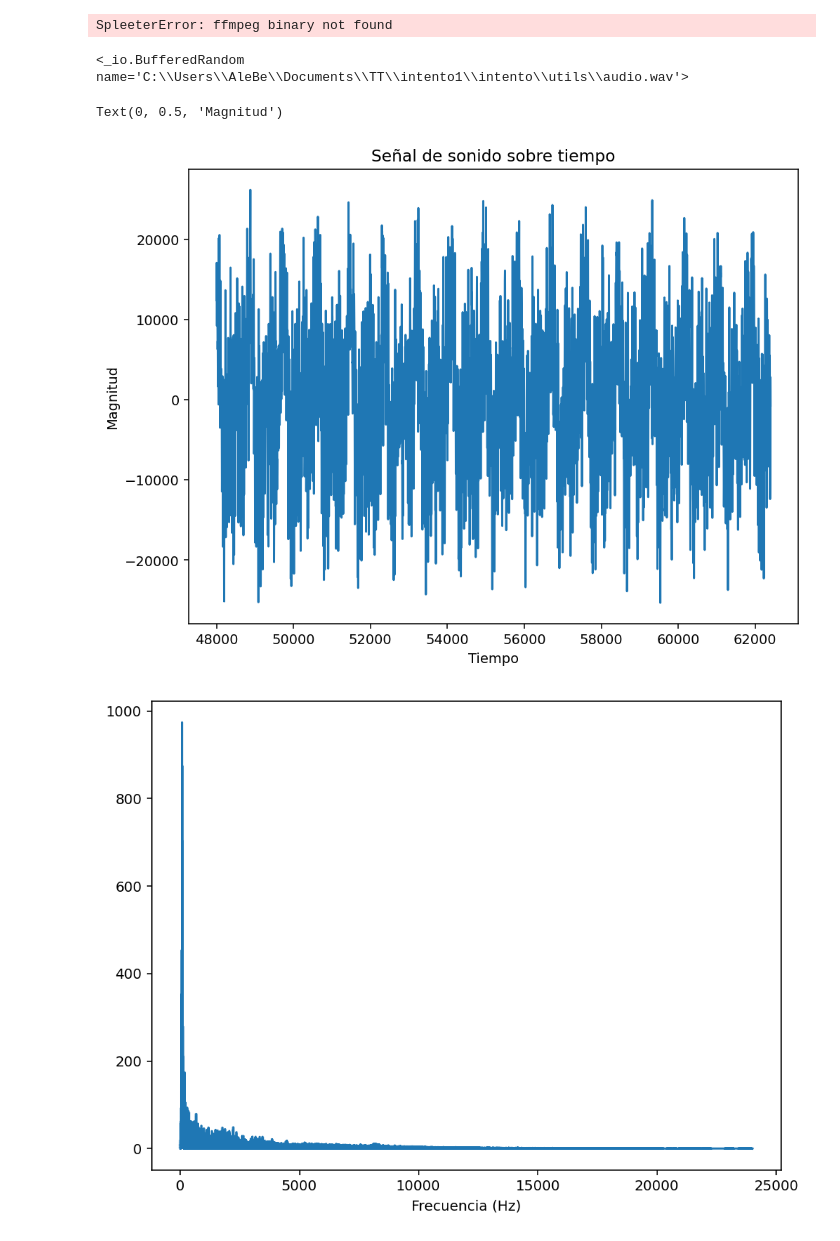
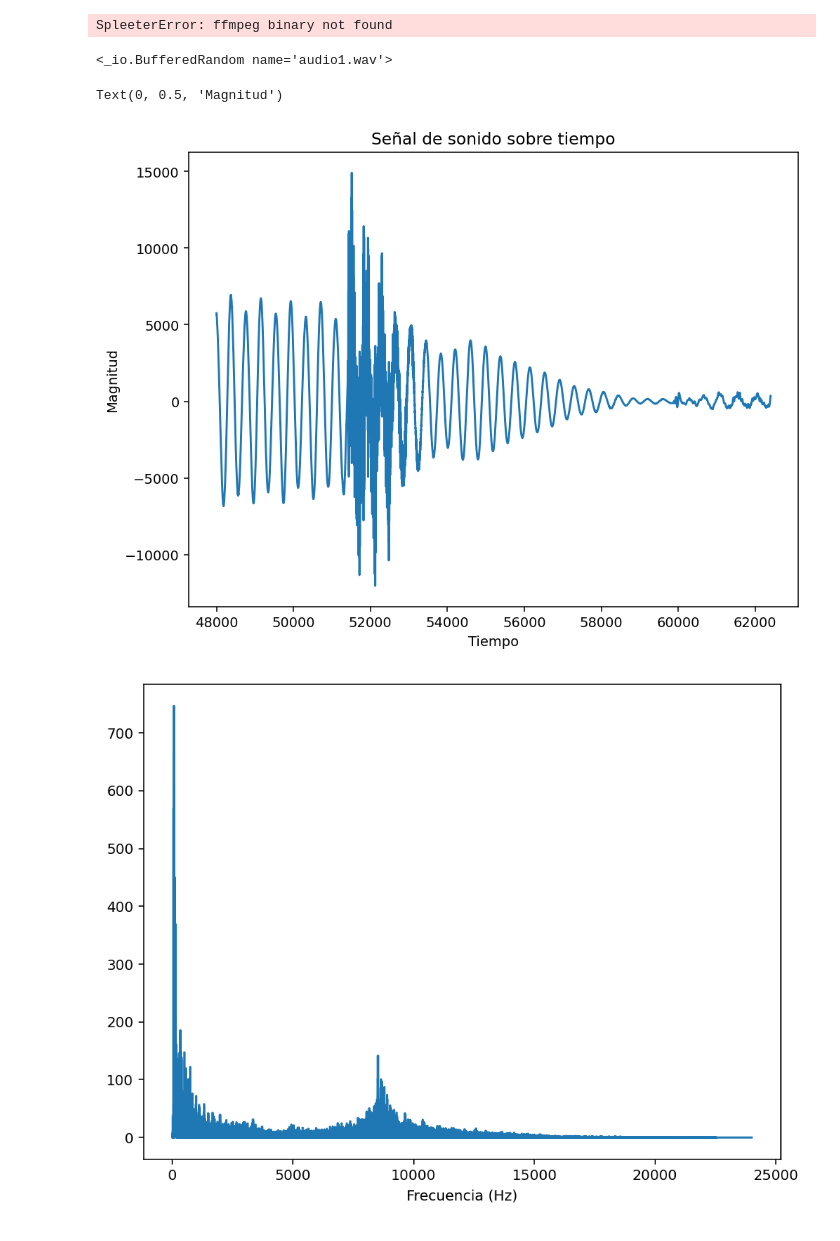
Before and after one commit to MrBello616/TT, a Jupyter notebook: Pruebas/AlgoritmoIdentificacion/Pista.ipynb, the cells around one changed output. Drawn from its saved outputs; the diff is of its cells as text; code cells hidden in the pictures.

```diff
--- a/Pruebas/AlgoritmoIdentificacion/Pista.ipynb
+++ b/Pruebas/AlgoritmoIdentificacion/Pista.ipynb
@@ -12,38 +12,38 @@ SpleeterError: ffmpeg binary not found
 # %%
 from pydub import AudioSegment
 
-sound = AudioSegment.from_wav("C:\\Users\\AleBe\\Documents\\TT\\intento1\\intento\\utils\\audio.wav")
+sound = AudioSegment.from_wav("audio1.wav")
 sound = sound.set_channels(1)
 
-sound.export("C:\\Users\\AleBe\\Documents\\TT\\intento1\\intento\\utils\\audio.wav", format="wav")
+sound.export("audio1.wav", format="wav")
 # %% [output]
-<_io.BufferedRandom name='C:\\Users\\AleBe\\Documents\\TT\\intento1\\intento\\utils\\audio.wav'>
+<_io.BufferedRandom name='audio1.wav'>
 # %%
 """Obtener informacion de la pista musical en el tiempo y graficar"""
 
 import numpy as np
 import matplotlib.pyplot as plt
 from scipy import fft, signal
 import scipy
 from scipy.io.wavfile import read
 
 # Configuración de la gráfica
 plt.rcParams['figure.figsize'] = [8, 6]
 plt.rcParams['figure.dpi'] = 140
 
 # Leer archivo en format wav
 # Fs = frecuencia de sampling del archivo de audio
-Fs, song = read("C:\\Users\\AleBe\\Documents\\TT\\intento1\\intento\\utils\\audio.wav")
+Fs, song = read("audio1.wav")
 
 # Seleccion de puntos de inicio y finalizacion de la grafica
 time_to_plot = np.arange(Fs * 1, Fs * 1.3, dtype=int)
 plt.plot(time_to_plot, song[time_to_plot])
 plt.title("Señal de sonido sobre tiempo")
 plt.xlabel("Tiempo")
 plt.ylabel("Magnitud")
 # %% [output]
 Text(0, 0.5, 'Magnitud')
-[figure, old version]
+[figure, new version]
 # %%
 N = len(song)
 fft = scipy.fft.fft(song)
@@ -52,7 +52,7 @@ transform_x = scipy.fft.fftfreq(N, 1 / Fs)[:N//2]
 plt.plot(transform_x, transform_y)
 plt.xlabel("Frecuencia (Hz)");
 # %% [output]
-[figure, old version]
+[figure, new version]
 # %%
 plt.plot(transform_x, transform_y)
 plt.xlim(0, 2000);
```
Also changed, not shown: parts of 7 cells of this notebook.
